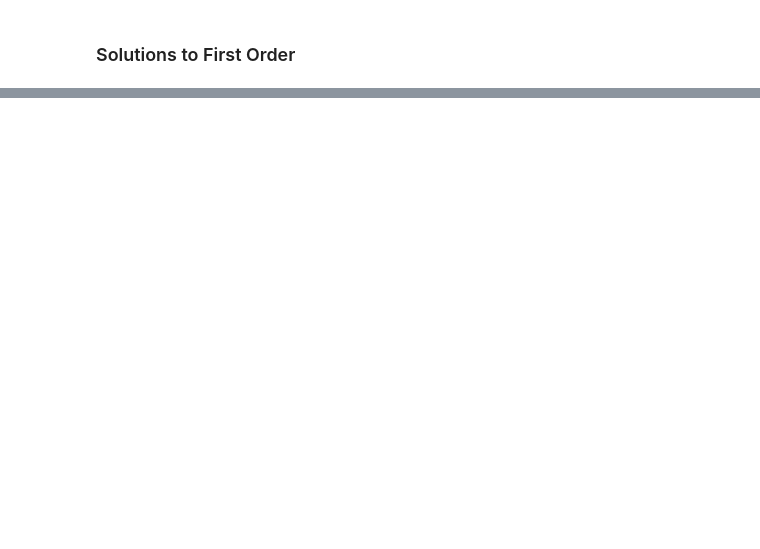
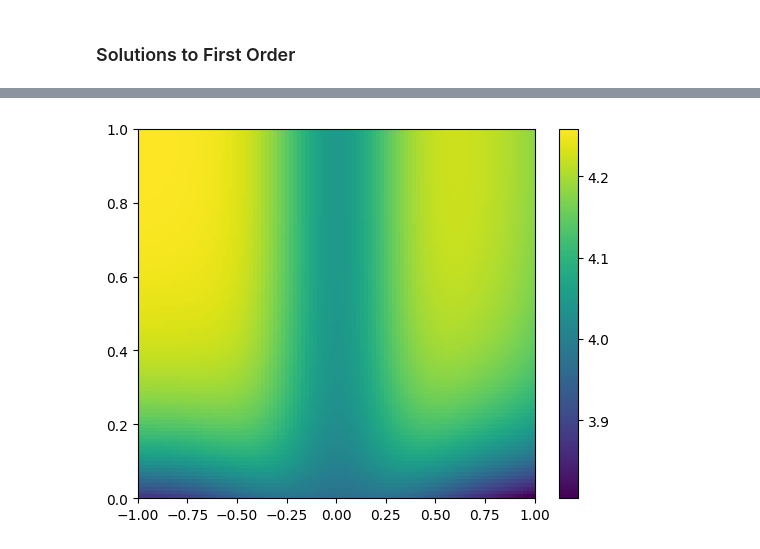
Before and after one commit to NiallOswald/photosurfactant, a Jupyter notebook: notebooks/linearised.ipynb, the cells around one changed output, grey strips where cells are left out. Drawn from its saved outputs; the diff is of its cells as text; code cells hidden in the pictures; blank space fills up the shorter version.

```diff
--- a/notebooks/linearised.ipynb
+++ b/notebooks/linearised.ipynb
@@ -519,0 +837,6 @@ sols = np.array([np.linalg.solve(sys[:, :-1, i], f[:, i]) for i in range(len(ome
+# %%
+plt.imshow(c_ci_0(yy) + cc_ci.real, extent=[-L, L, 0, 1], aspect="auto")
+plt.colorbar()
+plt.show()
+# %% [output]
+[figure, added]
```
Also changed, not shown: parts of 62 cells of this notebook.
